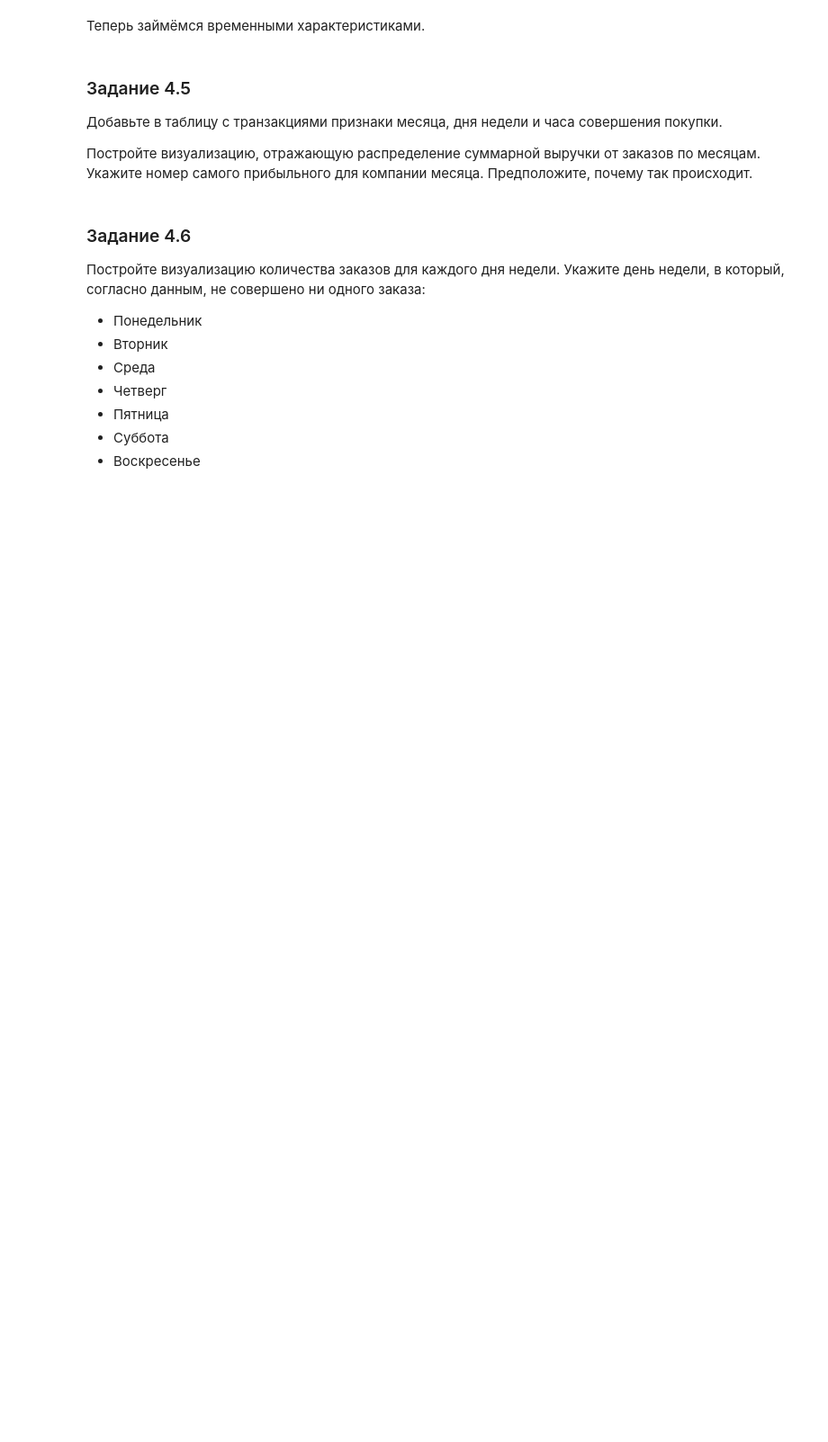
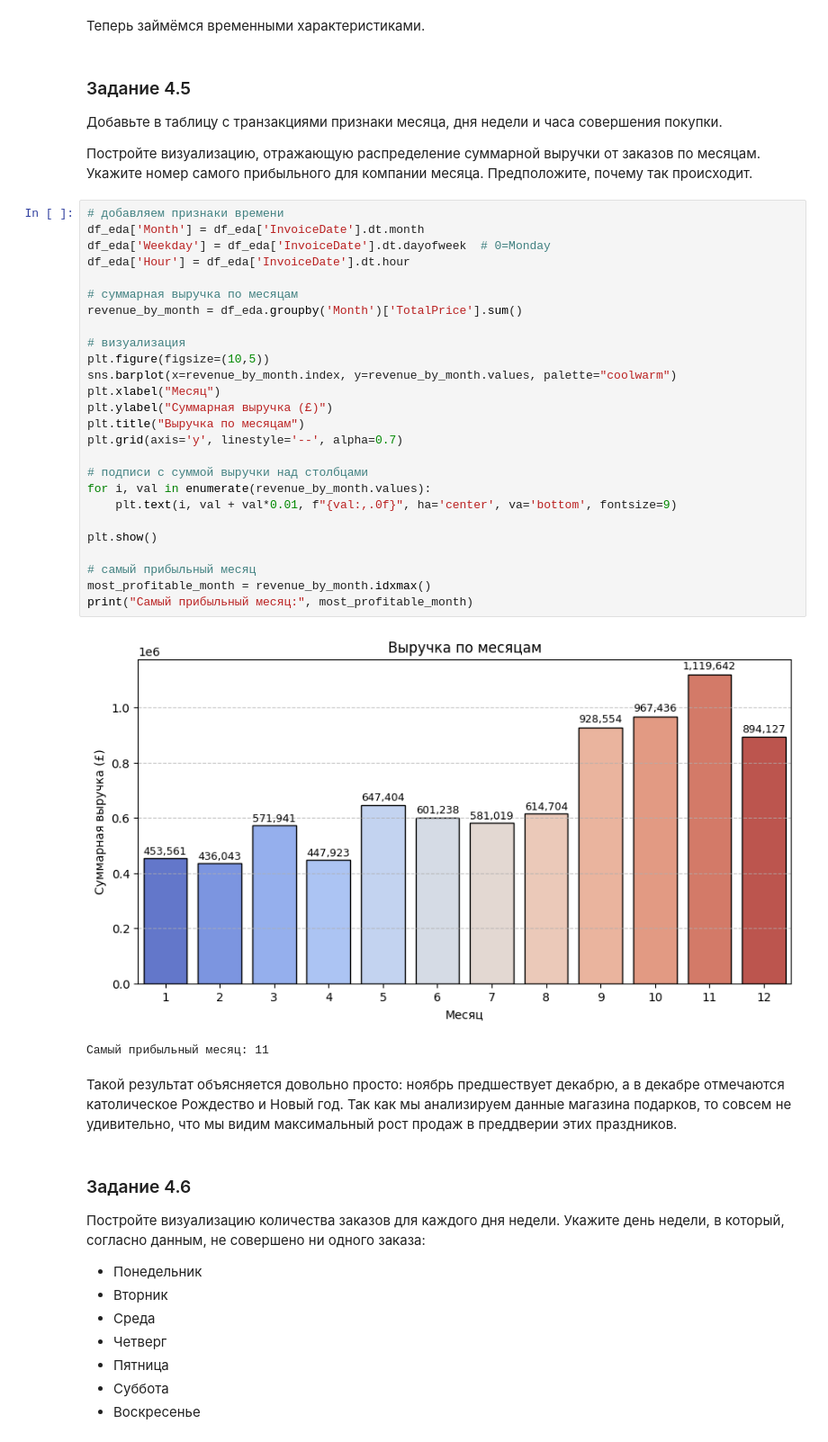
Before and after one commit to dafe1988/SF-DSPR-174, a Jupyter notebook: PROJECT-6/Project-6._Ноутбук-шаблон.ipynb, the cells around one changed output. Shown at 90% size. Drawn from its saved outputs; the diff is of its cells as text; blank space fills up the shorter version.

```diff
--- a/PROJECT-6/Project-6._Ноутбук-шаблон.ipynb
+++ b/PROJECT-6/Project-6._Ноутбук-шаблон.ipynb
@@ -633,6 +740,37 @@ print("Осталось записей:", len(data_clean_final))
 Добавьте в таблицу с транзакциями признаки месяца, дня недели и часа совершения покупки.
 
 Постройте визуализацию, отражающую распределение суммарной выручки от заказов по месяцам. Укажите номер самого прибыльного для компании месяца. Предположите, почему так происходит.
+# %%
+# добавляем признаки времени
+df_eda['Month'] = df_eda['InvoiceDate'].dt.month
+df_eda['Weekday'] = df_eda['InvoiceDate'].dt.dayofweek  # 0=Monday
+df_eda['Hour'] = df_eda['InvoiceDate'].dt.hour
+
+# суммарная выручка по месяцам
+revenue_by_month = df_eda.groupby('Month')['TotalPrice'].sum()
+
+# визуализация
+plt.figure(figsize=(10,5))
+sns.barplot(x=revenue_by_month.index, y=revenue_by_month.values, palette="coolwarm")
+plt.xlabel("Месяц")
+plt.ylabel("Суммарная выручка (£)")
+plt.title("Выручка по месяцам")
+plt.grid(axis='y', linestyle='--', alpha=0.7)
+
+# подписи с суммой выручки над столбцами
+for i, val in enumerate(revenue_by_month.values):
+    plt.text(i, val + val*0.01, f"{val:,.0f}", ha='center', va='bottom', fontsize=9)
+
+plt.show()
+
+# самый прибыльный месяц
+most_profitable_month = revenue_by_month.idxmax()
+print("Самый прибыльный месяц:", most_profitable_month)
+# %% [output]
+[figure, added]
+Самый прибыльный месяц: 11
+# %% [markdown]
+ Такой результат объясняется довольно просто: ноябрь предшествует декабрю, а в декабре отмечаются католическое Рождество и Новый год. Так как мы анализируем данные магазина подарков, то совсем не удивительно, что мы видим максимальный рост продаж в преддверии этих праздников.
 # %% [markdown]
 ### Задание 4.6
 Постройте визуализацию количества заказов для каждого дня недели. Укажите день недели, в который, согласно данным, не совершено ни одного заказа:
```
Also changed, not shown: parts of 33 cells of this notebook, 3 other files.
